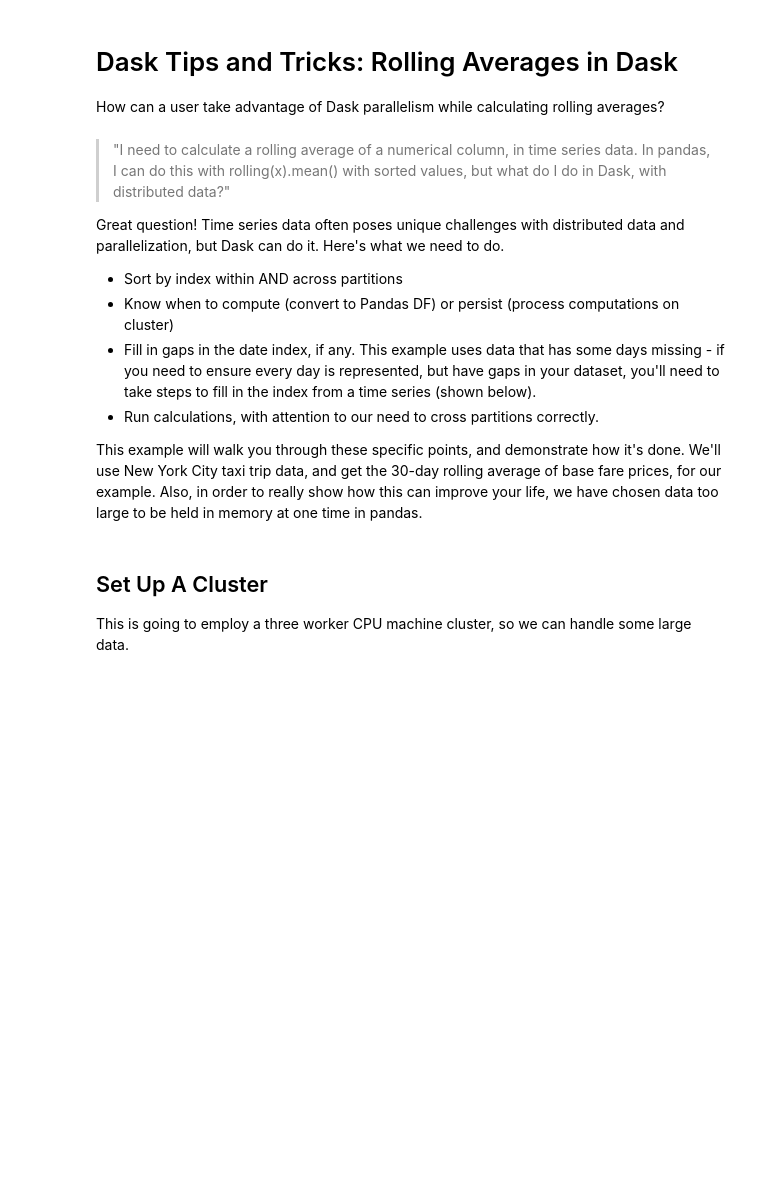
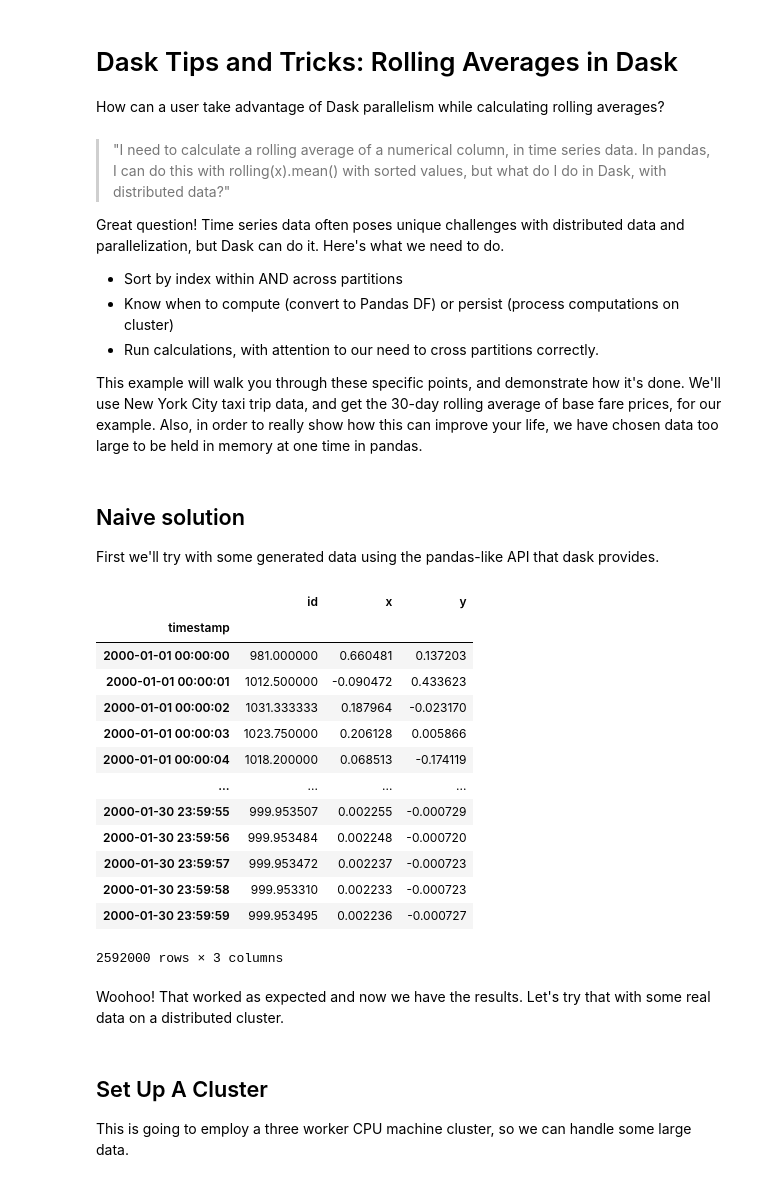
Before and after one commit to saturncloud/saturn-cloud-examples, a Jupyter notebook: tips-and-tricks/rolling_averages_with_dask.ipynb, the cells around one changed output. Saved outputs shown, nothing was run; the diff lists cells and outputs as text; code cells hidden in the pictures; blank space fills up the shorter version.

```diff
--- a/tips-and-tricks/rolling_averages_with_dask.ipynb
+++ b/tips-and-tricks/rolling_averages_with_dask.ipynb
@@ -10,11 +10,35 @@ Great question! Time series data often poses unique challenges with distributed
 
 * Sort by index within AND across partitions
 * Know when to compute (convert to Pandas DF) or persist (process computations on cluster)
-* Fill in gaps in the date index, if any. This example uses data that has some days missing - if you need to ensure every day is represented, but have gaps in your dataset, you'll need to take steps to fill in the index from a time series (shown below).
 * Run calculations, with attention to our need to cross partitions correctly.
 
-
 This example will walk you through these specific points, and demonstrate how it's done. We'll use New York City taxi trip data, and get the 30-day rolling average of base fare prices, for our example. Also, in order to really show how this can improve your life, we have chosen data too large to be held in memory at one time in pandas.
+# %% [markdown]
+## Naive solution
+
+First we'll try with some generated data using the pandas-like API that dask provides.
+# %%
+import dask
+
+timeseries = dask.datasets.timeseries()
+timeseries.rolling('1D').mean().compute()
+# %% [output]
+|  | id | x | y |
+| timestamp |  |  |  |
+| 2000-01-01 00:00:00 | 981.000000 | 0.660481 | 0.137203 |
+| 2000-01-01 00:00:01 | 1012.500000 | -0.090472 | 0.433623 |
+| 2000-01-01 00:00:02 | 1031.333333 | 0.187964 | -0.023170 |
+| 2000-01-01 00:00:03 | 1023.750000 | 0.206128 | 0.005866 |
+| 2000-01-01 00:00:04 | 1018.200000 | 0.068513 | -0.174119 |
+| ... | ... | ... | ... |
+| 2000-01-30 23:59:55 | 999.953507 | 0.002255 | -0.000729 |
+| 2000-01-30 23:59:56 | 999.953484 | 0.002248 | -0.000720 |
+| 2000-01-30 23:59:57 | 999.953472 | 0.002237 | -0.000723 |
+| 2000-01-30 23:59:58 | 999.953310 | 0.002233 | -0.000723 |
+| 2000-01-30 23:59:59 | 999.953495 | 0.002236 | -0.000727 |
+2592000 rows × 3 columns
+# %% [markdown]
+Woohoo! That worked as expected and now we have the results. Let's try that with some real data on a distributed cluster.
 # %% [markdown]
 ## Set Up A Cluster
 
```
Also changed, not shown: parts of 56 cells of this notebook.
